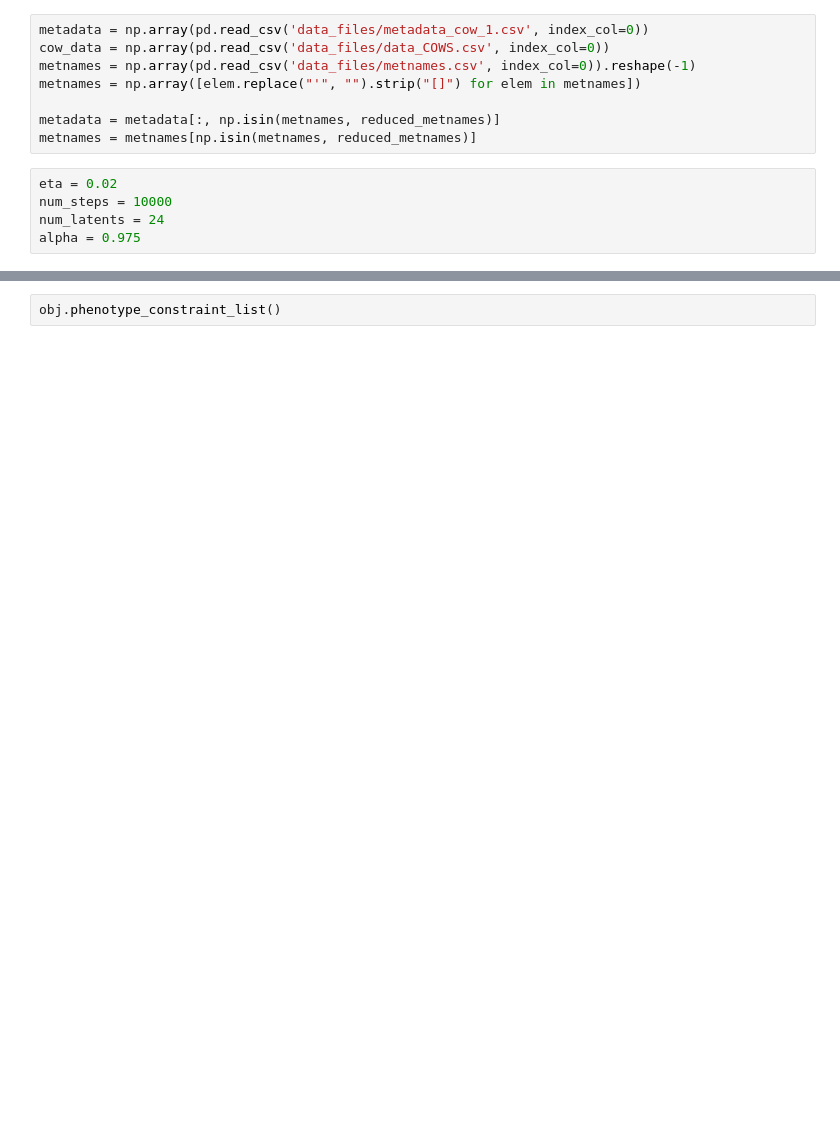
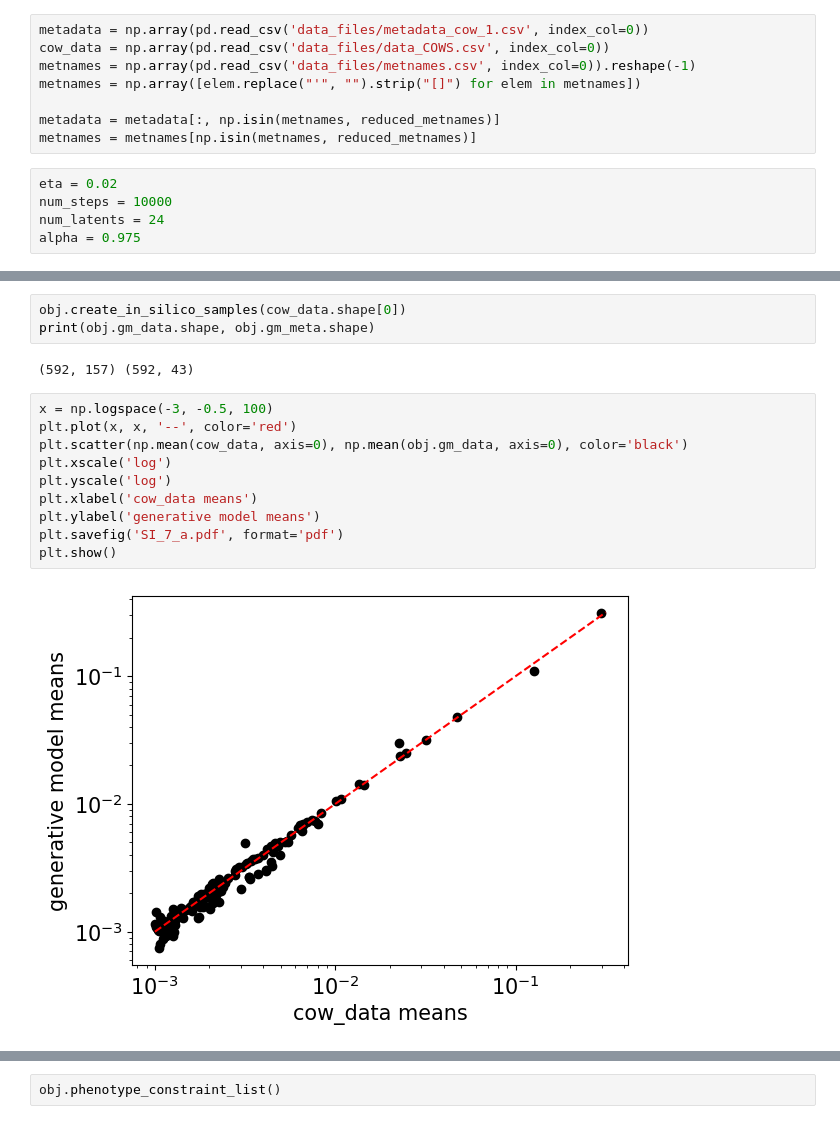
Before and after one commit to karthik-yale/host_microbe, a Jupyter notebook: fig_3.ipynb, the cells around one changed output, grey strips where cells are left out. Drawn from its saved outputs; the diff is of its cells as text; blank space fills up the shorter version.

```diff
--- a/fig_3.ipynb
+++ b/fig_3.ipynb
@@ -80,0 +83,17 @@ Number of clusters in latents = 3
+# %%
+obj.create_in_silico_samples(cow_data.shape[0])
+print(obj.gm_data.shape, obj.gm_meta.shape)
+# %% [output]
+(592, 157) (592, 43)
+# %%
+x = np.logspace(-3, -0.5, 100)
+plt.plot(x, x, '--', color='red')
+plt.scatter(np.mean(cow_data, axis=0), np.mean(obj.gm_data, axis=0), color='black')
+plt.xscale('log')
+plt.yscale('log')
+plt.xlabel('cow_data means')
+plt.ylabel('generative model means')
+plt.savefig('SI_7_a.pdf', format='pdf')
+plt.show()
+# %% [output]
+[figure, added]
```
Also changed, not shown: parts of 48 cells of this notebook, 7 other files.
